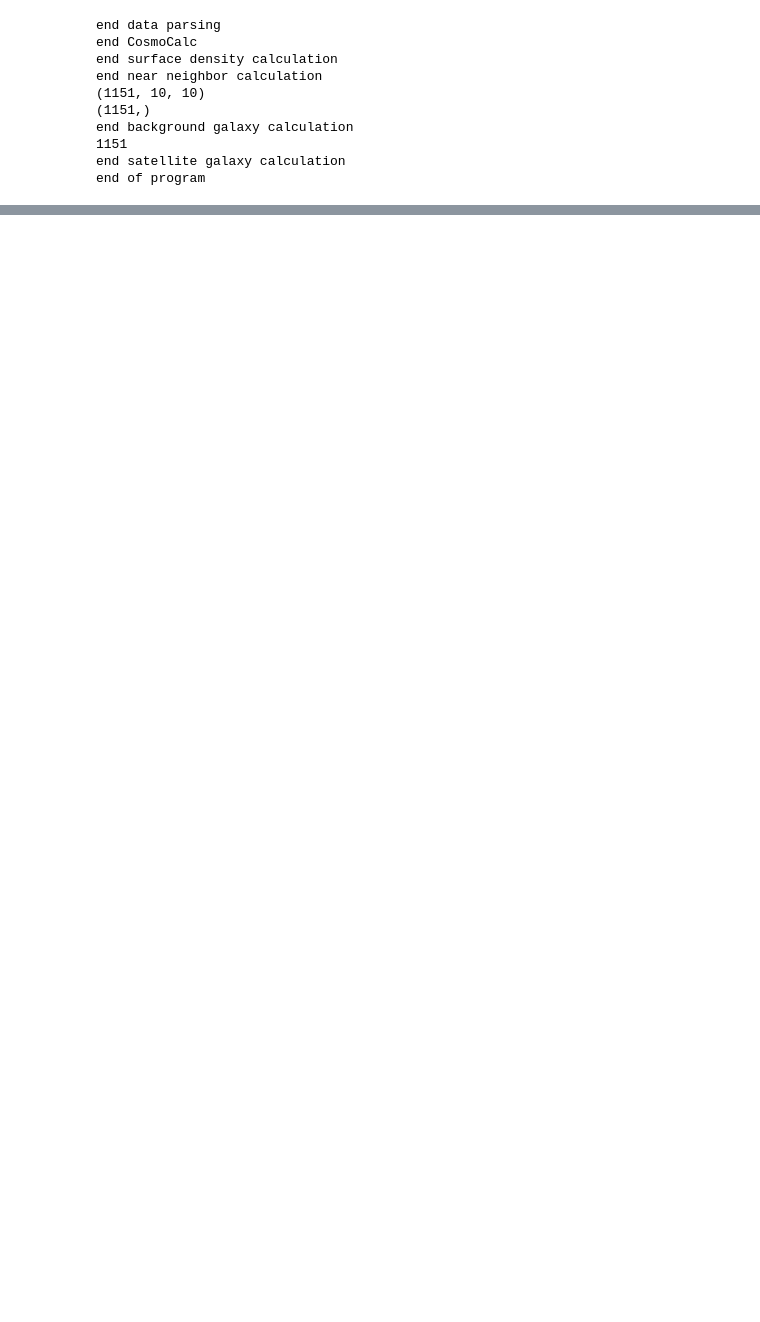
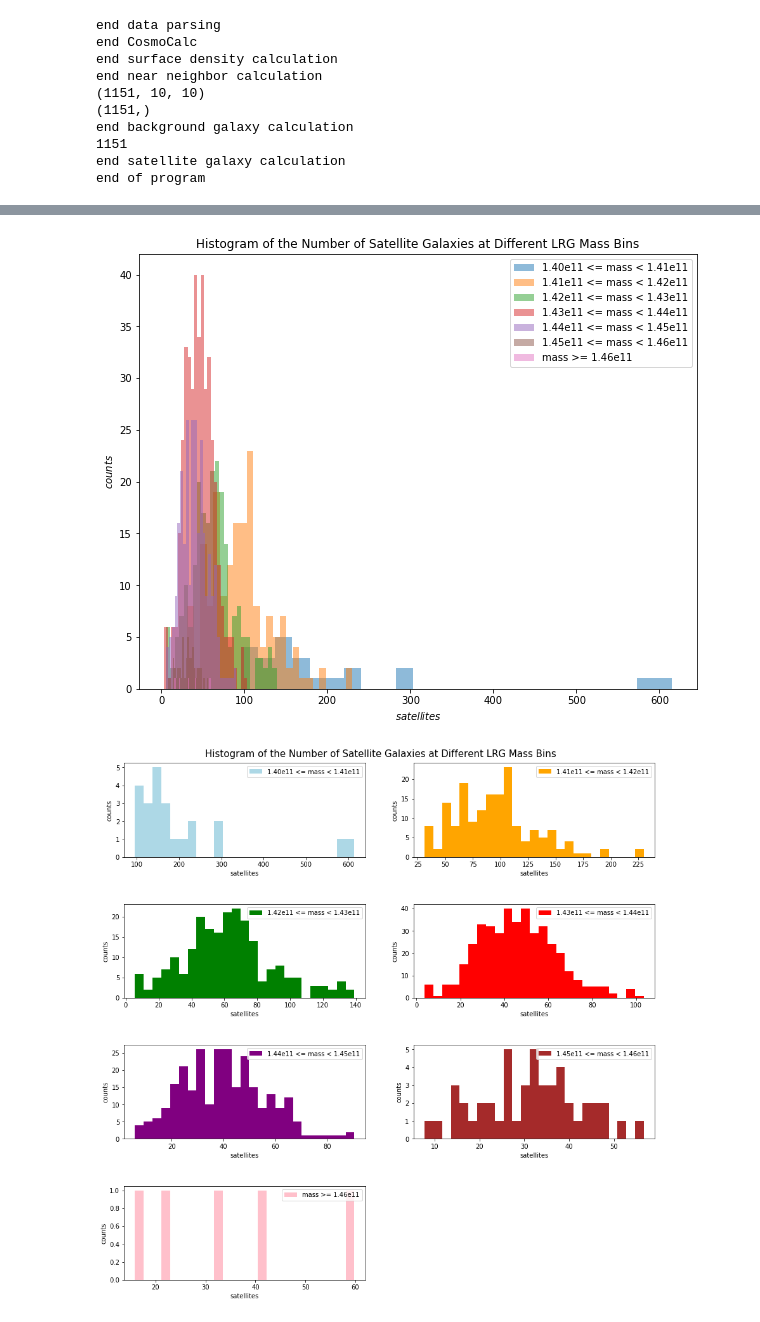
Before and after one commit to metownsend/lrg-project, a Jupyter notebook: Plots/LRG_project_mass_plots.ipynb, the cells around one changed output, grey strips where cells are left out. Cells and saved outputs as stored; diff of their text form; code cells hidden in the pictures; blank space fills up the shorter version.

```diff
--- a/Plots/LRG_project_mass_plots.ipynb
+++ b/Plots/LRG_project_mass_plots.ipynb
@@ -63,0 +168,57 @@ plt.show()
+# %%
+plt.title("Histogram of the Number of Satellite Galaxies at Different LRG Mass Bins")
+plt.hist(sumsat1mass, bins=25, alpha=0.5, label='1.40e11 <= mass < 1.41e11')
+plt.hist(sumsat2mass, bins=25, alpha=0.5, label='1.41e11 <= mass < 1.42e11')
+plt.hist(sumsat3mass, bins=25, alpha=0.5, label='1.42e11 <= mass < 1.43e11')
+plt.hist(sumsat4mass, bins=25, alpha=0.5, label='1.43e11 <= mass < 1.44e11')
+plt.hist(sumsat5mass, bins=25, alpha=0.5, label='1.44e11 <= mass < 1.45e11')
+plt.hist(sumsat6mass, bins=25, alpha=0.5, label='1.45e11 <= mass < 1.46e11')
+plt.hist(sumsat7mass, bins=25, alpha=0.5, label='mass >= 1.46e11')
+plt.xlabel(r'$satellites$')
+plt.ylabel(r'$counts$')
+plt.legend(loc='upper right')
+plt.show()
+
+f, axarr = plt.subplots(4, 2, figsize=(15,15))
+f.suptitle("Histogram of the Number of Satellite Galaxies at Different LRG Mass Bins", fontsize=15, y=0.9)
+
+axarr[0, 0].hist(sumsat1mass, bins=25, color='lightblue', label='1.40e11 <= mass < 1.41e11')
+axarr[0, 0].legend(loc='upper right')
+# 	axarr[0, 0].axvline(linewidth=1, color='black')
+
+axarr[0, 1].hist(sumsat2mass, bins=25, color='orange',label='1.41e11 <= mass < 1.42e11')
+axarr[0, 1].legend(loc='upper right')
+# 	axarr[0, 1].axvline(linewidth=1, color='black')
+
+axarr[1, 0].hist(sumsat3mass, bins=25, color='green', label='1.42e11 <= mass < 1.43e11')
+axarr[1, 0].legend(loc='upper right')
+# 	axarr[1, 0].axvline(linewidth=1, color='black')
+
+axarr[1, 1].hist(sumsat4mass, bins=25, color='red', label='1.43e11 <= mass < 1.44e11')
+axarr[1, 1].legend(loc='upper right')
+# 	axarr[1, 1].axvline(linewidth=1, color='black')
+
+axarr[2,0].hist(sumsat5mass, bins=25, color='purple', label='1.44e11 <= mass < 1.45e11')
+axarr[2,0].legend(loc='upper right')
+# 	axarr[2,0].axvline(linewidth=1, color='black')
+
+axarr[2,1].hist(sumsat6mass, bins=25, color='brown', label='1.45e11 <= mass < 1.46e11')
+axarr[2,1].legend(loc='upper right')
+# 	axarr[2,1].axvline(linewidth=1, color='black')
+
+axarr[3,0].hist(sumsat7mass, bins=25, color='pink', label='mass >= 1.46e11')
+axarr[3,0].legend(loc='upper right')
+# 	axarr[3,0].axvline(linewidth=1, color='black')
+
+f.delaxes(axarr[3,1])
+    # Fine-tune figure; make subplots farther from each other.
+f.subplots_adjust(hspace=0.5)
+    # f.subplots_adjust(wspace=0.5)
+
+for ax in axarr.flat:
+	ax.set(xlabel='satellites', ylabel='counts')
+
+plt.show()
+# %% [output]
+[figure, added]
+[figure, added]
```
Also changed, not shown: parts of 11 cells of this notebook, 2 other files.
